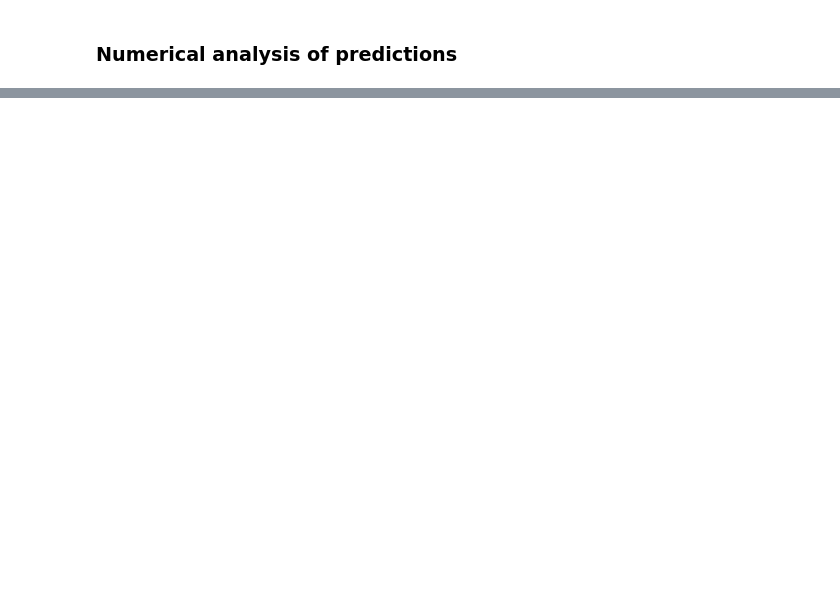
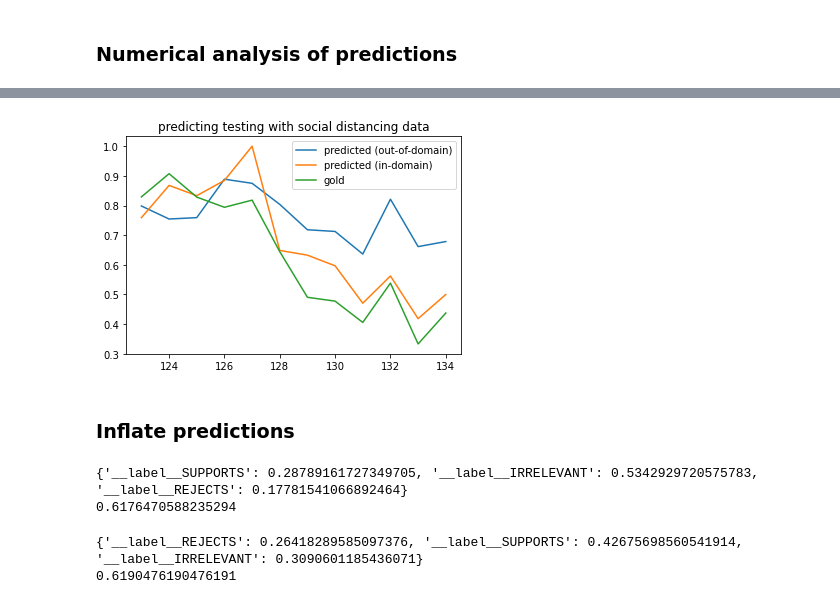
Before and after one commit to puregome/notebooks, a Jupyter notebook: domain-adaptation.ipynb, the cells around one changed output, grey strips where cells are left out. Saved outputs shown, nothing was run; the diff lists cells and outputs as text; code cells hidden in the pictures; blank space fills up the shorter version.

```diff
--- a/domain-adaptation.ipynb
+++ b/domain-adaptation.ipynb
@@ -720,0 +789,53 @@ print(get_freqs([y[0] for x in predictionLabelsTestDF for y in x[0]]))
+# %%
+predictionLabelsTestDT = read_fasttext_data("predictionLabelsTestDT.pickle")
+predictionLabelsTestTT = read_fasttext_data("predictionLabelsTestTT.pickle")
+predictionLabelsTestET = read_fasttext_data("predictionLabelsTestET.pickle")
+# %%
+time_factor = 3
+data_predicted_dt = make_data_predicted(predictionLabelsTestDT, tweet_ids_testing, time_factor=time_factor)
+data_predicted_tt = make_data_predicted(predictionLabelsTestTT, tweet_ids_testing, time_factor=time_factor)
+data_predicted_et = make_data_predicted(predictionLabelsTestET, tweet_ids_testing, time_factor=time_factor)
+# %%
+gold = []
+for tweet in fasttext_data_list_testing:
+    gold.append(tweet.split()[0])
+
+data_gold = {}
+for i in range(0, len(tweet_ids_testing)):
+    summary = str(tweet_ids_testing[i])[0:time_factor]
+    if summary not in data_gold:
+        data_gold[summary] = []
+    data_gold[summary].append(gold[i])
+# %%
+plot_data_predicted_dt = convert(data_predicted_dt)
+plot_data_predicted_tt = convert(data_predicted_tt)
+plot_data_predicted_et = convert(data_predicted_et)
+plot_data_gold = convert(data_gold)
+
+x_gold = [x[0] for x in plot_data_gold]
+y_gold = [x[1] for x in plot_data_gold]
+x_dt = [x[0] for x in plot_data_predicted_dt]
+y_dt = [x[1] for x in plot_data_predicted_dt]
+x_tt = [x[0] for x in plot_data_predicted_tt]
+y_tt = [x[1] for x in plot_data_predicted_tt]
+x_et = [x[0] for x in plot_data_predicted_et]
+y_et = [x[1] for x in plot_data_predicted_et]
+plt.plot(x_dt, y_dt, label="predicted (out-of-domain)", c="C0")
+plt.plot(x_tt, y_tt, label="predicted (in-domain)", c="C1")
+plt.plot(x_gold, y_gold, label="gold", c="C2")
+#plt.plot(x_et, y_et, label="predicted (added data)", c="C3")
+plt.legend()
+plt.title("predicting testing with social distancing data")
+plt.savefig("distancing-to-testing.png")
+plt.show()
+# %% [output]
+[figure, added]
+# %% [markdown]
+### Inflate predictions
+# %%
+freqs = get_freqs(gold)
+print(freqs)
+print(freqs['__label__REJECTS']/freqs['__label__SUPPORTS'])
+# %% [output]
+{'__label__SUPPORTS': 0.28789161727349705, '__label__IRRELEVANT': 0.5342929720575783, '__label__REJECTS': 0.17781541066892464}
+0.6176470588235294
@@ -720,0 +844,10 @@ print(get_freqs([y[0] for x in predictionLabelsTestDF for y in x[0]]))
+# %%
+FACTOR = 0.7957
+
+predictionLabelsTestDTinflated = list(predictionLabelsTestDT)
+freqs = get_freqs([y[0] for x in inflate_plus(predictionLabelsTestDTinflated, '__label__REJECTS', '__label__SUPPORTS', FACTOR) for y in x[0]])
+print(freqs)
+print(freqs['__label__REJECTS']/freqs['__label__SUPPORTS'])
+# %% [output]
+{'__label__REJECTS': 0.26418289585097376, '__label__SUPPORTS': 0.42675698560541914, '__label__IRRELEVANT': 0.3090601185436071}
+0.6190476190476191
```
Also changed, not shown: parts of 82 cells of this notebook.
